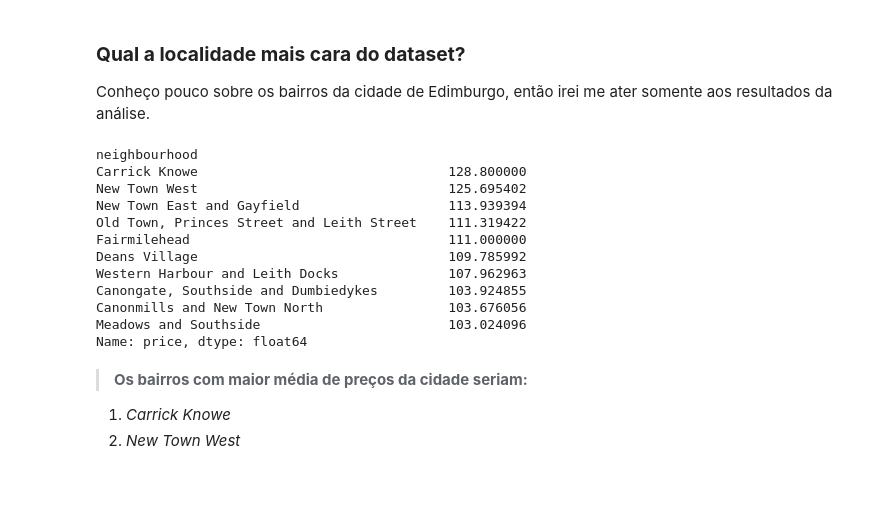
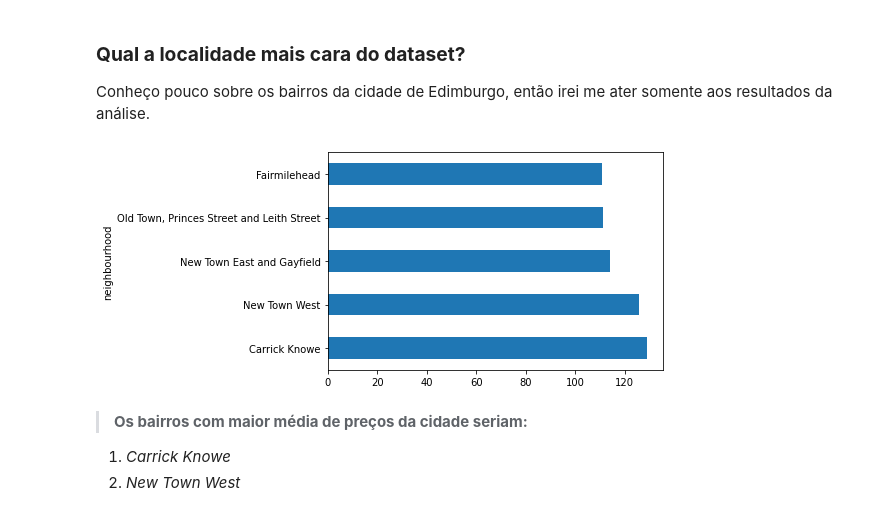
Before and after one commit to eubrunoosouza/Airbnb_DS_project, a Jupyter notebook: PROJETO_AIRBNB_EDIMBURGO.ipynb, the cells around one changed output. Drawn from its saved outputs; the diff is of its cells as text; code cells hidden in the pictures; blank space fills up the shorter version.

```diff
--- a/PROJETO_AIRBNB_EDIMBURGO.ipynb
+++ b/PROJETO_AIRBNB_EDIMBURGO.ipynb
@@ -537,20 +552,9 @@ Conheço pouco sobre os bairros da cidade de Edimburgo, então irei me ater some
 # %%
 # ver média de preços por bairros na cidade
 
-df_clean.groupby(['neighbourhood']).price.mean().sort_values(ascending=False)[:10]
+df_clean.groupby(['neighbourhood']).price.mean().sort_values(ascending=False)[:5].plot(kind='barh');
 # %% [output]
-neighbourhood
-Carrick Knowe                                128.800000
-New Town West                                125.695402
-New Town East and Gayfield                   113.939394
-Old Town, Princes Street and Leith Street    111.319422
-Fairmilehead                                 111.000000
-Deans Village                                109.785992
-Western Harbour and Leith Docks              107.962963
-Canongate, Southside and Dumbiedykes         103.924855
-Canonmills and New Town North                103.676056
-Meadows and Southside                        103.024096
-Name: price, dtype: float64
+[figure, added]
 # %% [markdown]
 
 
```
Also changed, not shown: parts of 6 cells of this notebook.
